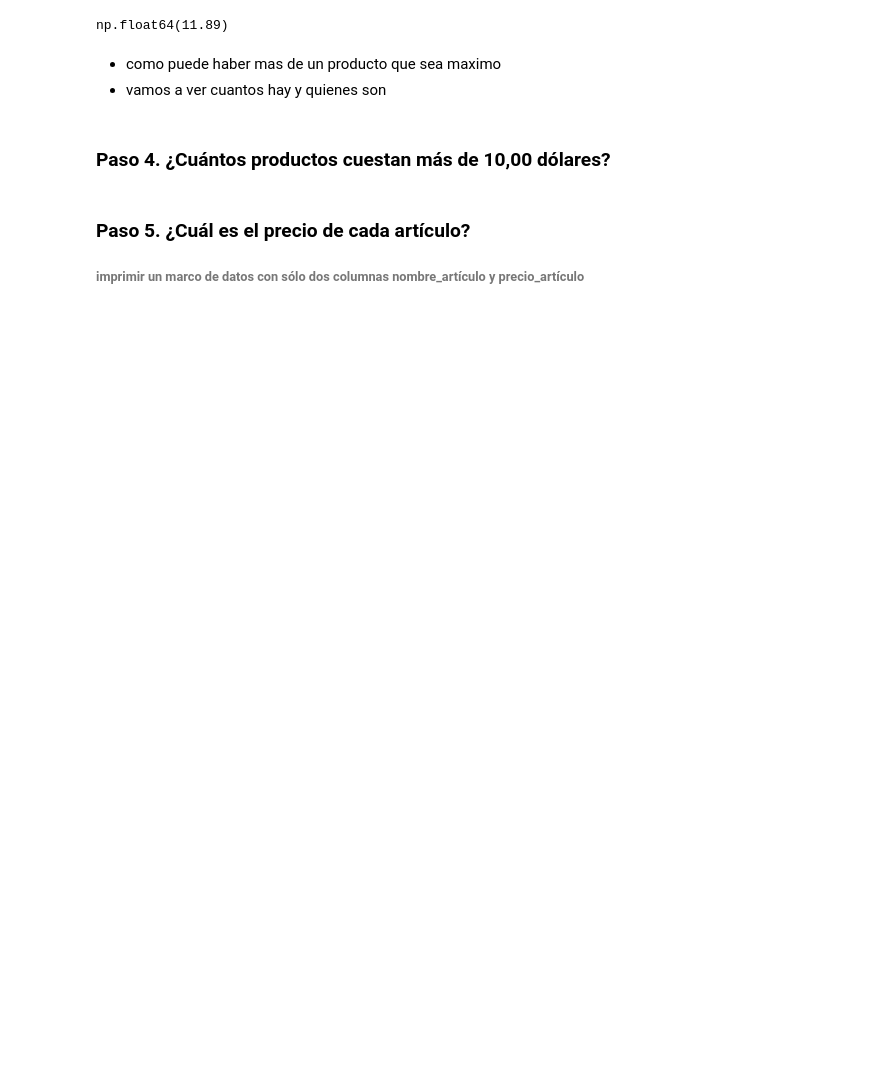
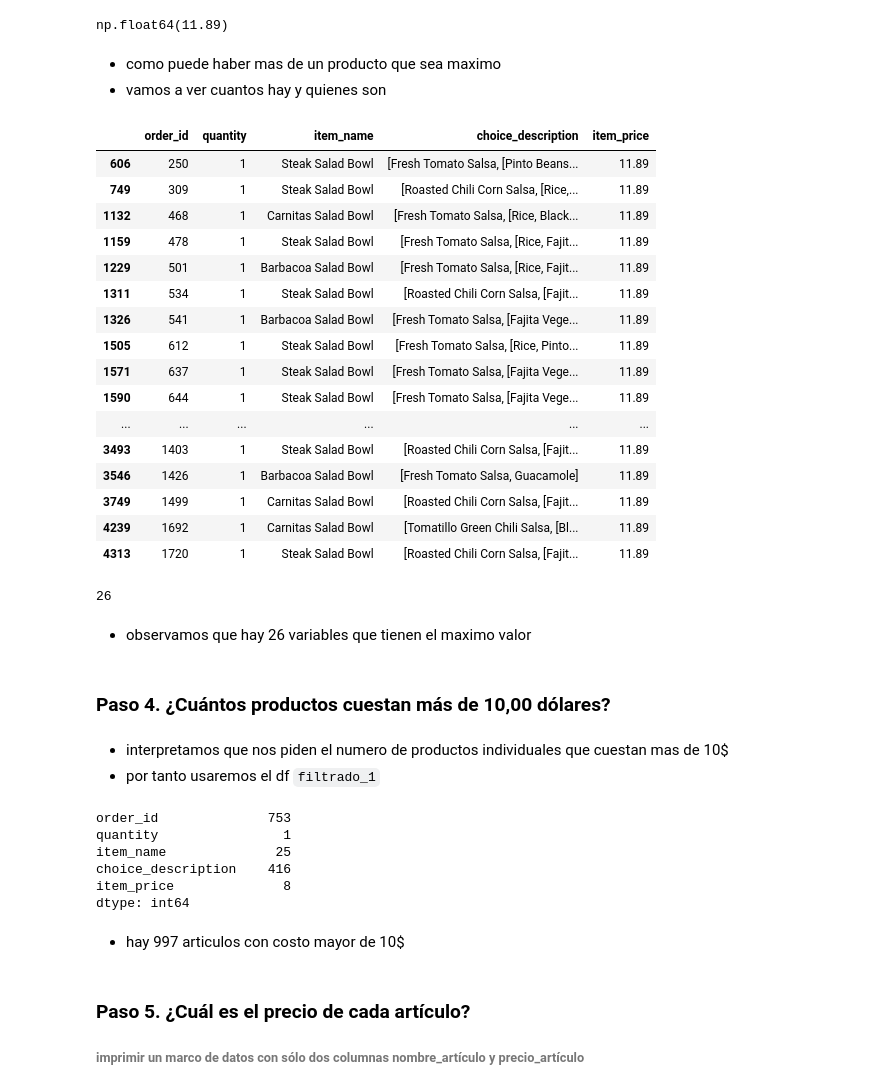
Before and after one commit to DenisiaPelu/DS102024, a Jupyter notebook: 2-DataAnalysis/2-Pandas/Practica/2-Chipotle/Chipotle.ipynb, the cells around one changed output. Cells and saved outputs as stored; diff of their text form; code cells hidden in the pictures; blank space fills up the shorter version.

```diff
--- a/2-DataAnalysis/2-Pandas/Practica/2-Chipotle/Chipotle.ipynb
+++ b/2-DataAnalysis/2-Pandas/Practica/2-Chipotle/Chipotle.ipynb
@@ -102,8 +110,50 @@ np.float64(11.89)
 # %% [markdown]
 - como puede haber mas de un producto que sea maximo
 - vamos a ver cuantos hay y quienes son
+# %%
+precio_max_todos=filtrado_1[filtrado_1['item_price']==precio_max]
+precio_max_todos
+# %% [output]
+|  | order_id | quantity | item_name | choice_description | item_price |
+| 606 | 250 | 1 | Steak Salad Bowl | [Fresh Tomato Salsa, [Pinto Beans... | 11.89 |
+| 749 | 309 | 1 | Steak Salad Bowl | [Roasted Chili Corn Salsa, [Rice,... | 11.89 |
+| 1132 | 468 | 1 | Carnitas Salad Bowl | [Fresh Tomato Salsa, [Rice, Black... | 11.89 |
+| 1159 | 478 | 1 | Steak Salad Bowl | [Fresh Tomato Salsa, [Rice, Fajit... | 11.89 |
+| 1229 | 501 | 1 | Barbacoa Salad Bowl | [Fresh Tomato Salsa, [Rice, Fajit... | 11.89 |
+| 1311 | 534 | 1 | Steak Salad Bowl | [Roasted Chili Corn Salsa, [Fajit... | 11.89 |
+| 1326 | 541 | 1 | Barbacoa Salad Bowl | [Fresh Tomato Salsa, [Fajita Vege... | 11.89 |
+| 1505 | 612 | 1 | Steak Salad Bowl | [Fresh Tomato Salsa, [Rice, Pinto... | 11.89 |
+| 1571 | 637 | 1 | Steak Salad Bowl | [Fresh Tomato Salsa, [Fajita Vege... | 11.89 |
+| 1590 | 644 | 1 | Steak Salad Bowl | [Fresh Tomato Salsa, [Fajita Vege... | 11.89 |
+| ... | ... | ... | ... | ... | ... |
+| 3493 | 1403 | 1 | Steak Salad Bowl | [Roasted Chili Corn Salsa, [Fajit... | 11.89 |
+| 3546 | 1426 | 1 | Barbacoa Salad Bowl | [Fresh Tomato Salsa, Guacamole] | 11.89 |
+| 3749 | 1499 | 1 | Carnitas Salad Bowl | [Roasted Chili Corn Salsa, [Fajit... | 11.89 |
+| 4239 | 1692 | 1 | Carnitas Salad Bowl | [Tomatillo Green Chili Salsa, [Bl... | 11.89 |
+| 4313 | 1720 | 1 | Steak Salad Bowl | [Roasted Chili Corn Salsa, [Fajit... | 11.89 |
+# %%
+precio_max_todos.shape[0]
+# %% [output]
+26
+# %% [markdown]
+- observamos que hay 26 variables que tienen el maximo valor
 # %% [markdown]
 ### Paso 4. ¿Cuántos productos cuestan más de 10,00 dólares?
+# %% [markdown]
+- interpretamos que nos piden el numero de productos individuales que cuestan mas de 10$
+- por tanto usaremos el df `filtrado_1`
+# %%
+mayor_10=filtrado_1[filtrado_1['item_price']>10].nunique()
+mayor_10
+# %% [output]
+order_id              753
+quantity                1
+item_name              25
+choice_description    416
+item_price              8
+dtype: int64
+# %% [markdown]
+- hay 997 articulos con costo mayor de 10$
 # %% [markdown]
 ### Paso 5. ¿Cuál es el precio de cada artículo?
 ###### imprimir un marco de datos con sólo dos columnas nombre_artículo y precio_artículo
```
Also changed, not shown: parts of 20 cells of this notebook.
